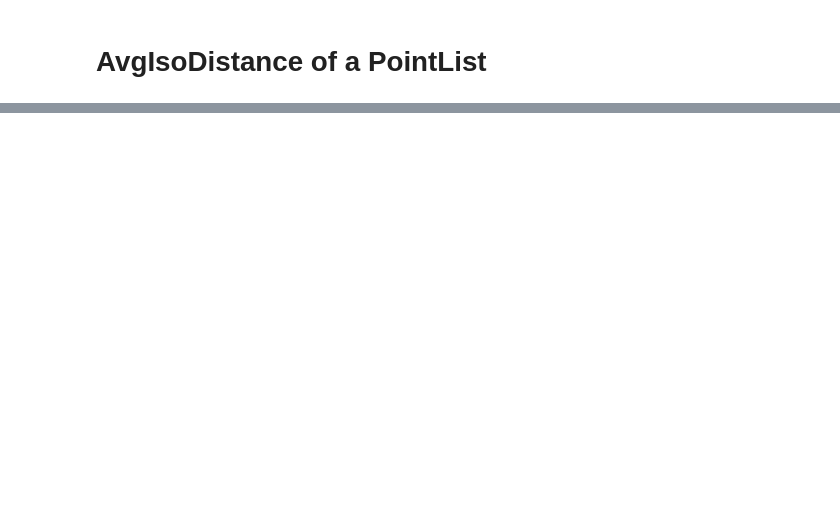
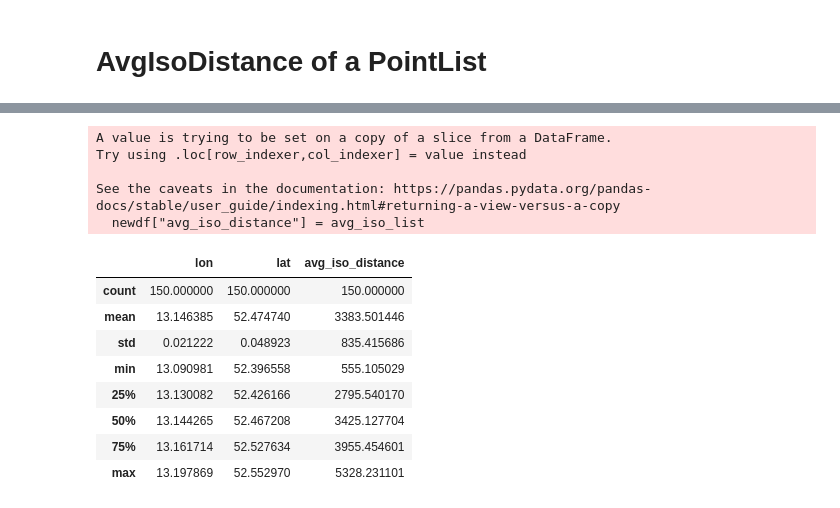
Before and after one commit to fom-big-data/fom-big-data-consulting-berlin-mobility-model, a Jupyter notebook: EXPLORATION/Street_Whitespots.ipynb, the cells around one changed output, grey strips where cells are left out. Cells and saved outputs as stored; diff of their text form; code cells hidden in the pictures; blank space fills up the shorter version.

```diff
--- a/EXPLORATION/Street_Whitespots.ipynb
+++ b/EXPLORATION/Street_Whitespots.ipynb
@@ -232,4 +243,3 @@ geodf = gp.GeoDataFrame(df)
 # %%
 #print(f'NumPy Array:\n{arr}')
-
-list1 = df.values.tolist()
+list1 = geodf.values.tolist()
@@ -257,3 +255,7 @@ getAvgIsochroneDistStreet_list(list1[1:100], 5)
+# %%
+avg_iso_list = getAvgIsochroneDistStreet_list(list1[0:150], 5)
+#Haesslicher Fehler ???
+#avg_iso_list = getAvgIsochroneDistStreet_list(list1[182:199], 5)
 # %%
 avg_iso_list
 # %% [output]
@@ -272,0 +281,22 @@ ValueError: Length of values (9) does not match length of index (9900)
+# %%
+newdf = df[0:150]
+# %%
+newdf["avg_iso_distance"] = avg_iso_list
+# %% [output]
+A value is trying to be set on a copy of a slice from a DataFrame.
+Try using .loc[row_indexer,col_indexer] = value instead
+
+See the caveats in the documentation: https://pandas.pydata.org/pandas-docs/stable/user_guide/indexing.html#returning-a-view-versus-a-copy
+  newdf["avg_iso_distance"] = avg_iso_list
+# %%
+newdf.describe()
+# %% [output]
+|  | lon | lat | avg_iso_distance |
+| count | 150.000000 | 150.000000 | 150.000000 |
+| mean | 13.146385 | 52.474740 | 3383.501446 |
+| std | 0.021222 | 0.048923 | 835.415686 |
+| min | 13.090981 | 52.396558 | 555.105029 |
+| 25% | 13.130082 | 52.426166 | 2795.540170 |
+| 50% | 13.144265 | 52.467208 | 3425.127704 |
+| 75% | 13.161714 | 52.527634 | 3955.454601 |
+| max | 13.197869 | 52.552970 | 5328.231101 |
```
Also changed, not shown: parts of 17 cells of this notebook.
